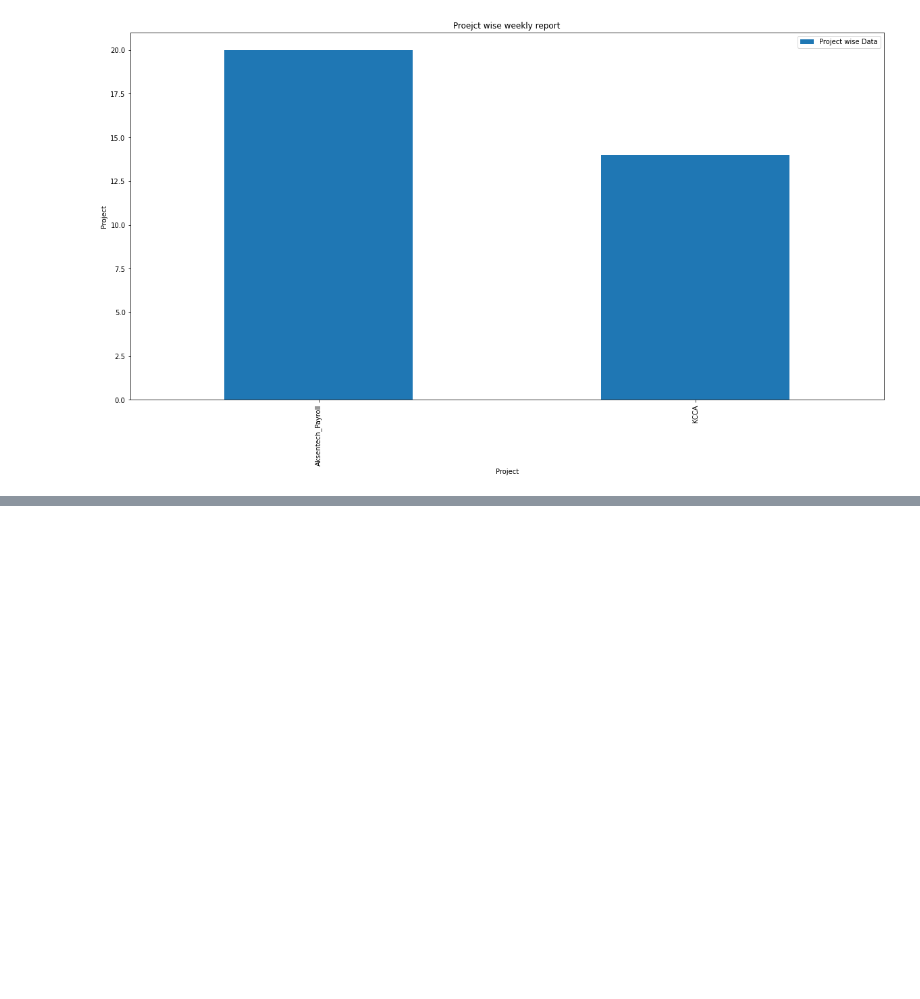
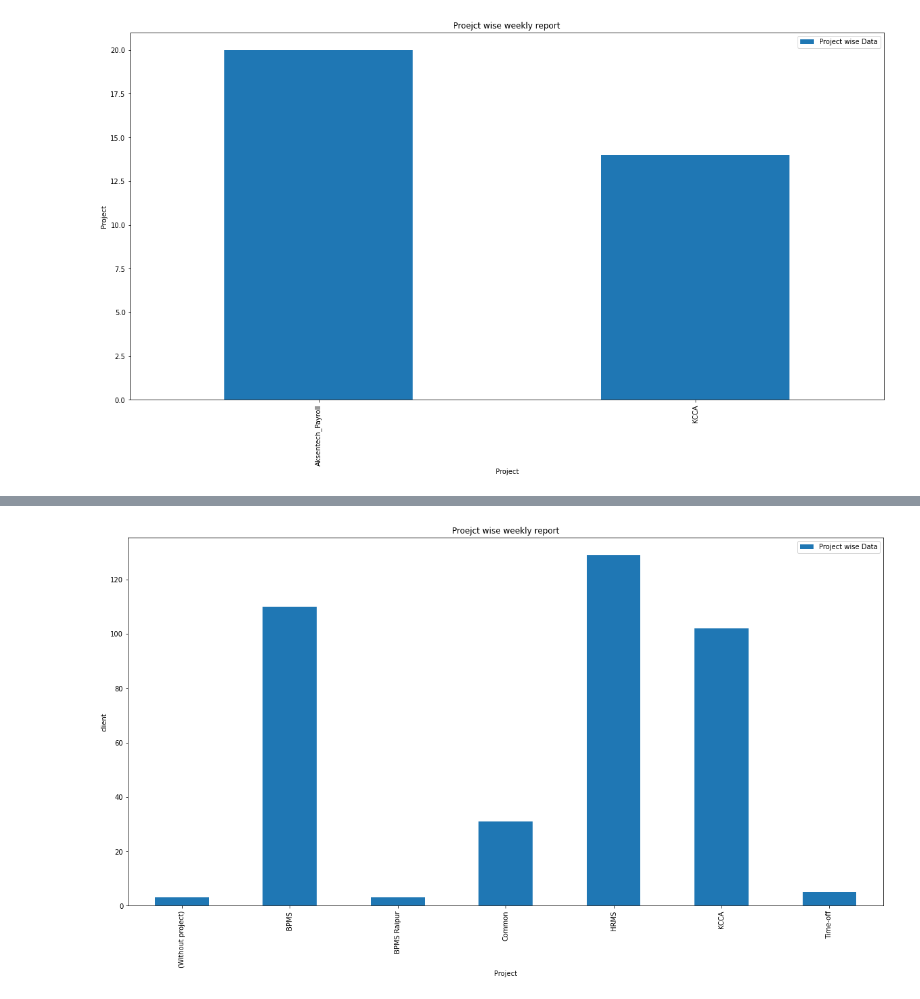
Before and after one commit to dharmendra-chouhan/-DEAS-Accounts---Municipal-Corporation, a Jupyter notebook: Timesheet.ipynb, the cells around one changed output, grey strips where cells are left out. Drawn from its saved outputs; the diff is of its cells as text; code cells hidden in the pictures; blank space fills up the shorter version.

```diff
--- a/Timesheet.ipynb
+++ b/Timesheet.ipynb
@@ -64,0 +72,3 @@ plt.show()
+# %%
+#@title  {display-mode: "form"}
+clockify20200608= pd.read_csv('Clockify_Detailed_Report_06_01_2020-06_07_2020.csv', encoding='latin-1')
@@ -64,0 +116,16 @@ plt.show()
+# %%
+#@title  {display-mode: "form"}
+import pandas as pd
+import matplotlib.pyplot as plt
+clockify_tot = clockify20200608.groupby(['Project']).agg({"Duration (decimal)": pd.Series.nunique}).apply(list)
+clockify_tot = clockify_tot.reset_index()
+clockify_tot.rename(columns={'Duration (decimal)': 'Project wise Data'}, inplace=True)
+plt.rcParams['figure.figsize'] =[20,10]
+ax = clockify_tot.plot.bar(x='Project', rot=0)
+plt.ylabel('client')
+plt.xlabel('Project')
+plt.xticks(rotation=90)
+plt.title('Proejct wise weekly report')
+plt.show()
+# %% [output]
+[figure, added]
```
Also changed, not shown: parts of 8 cells of this notebook.
